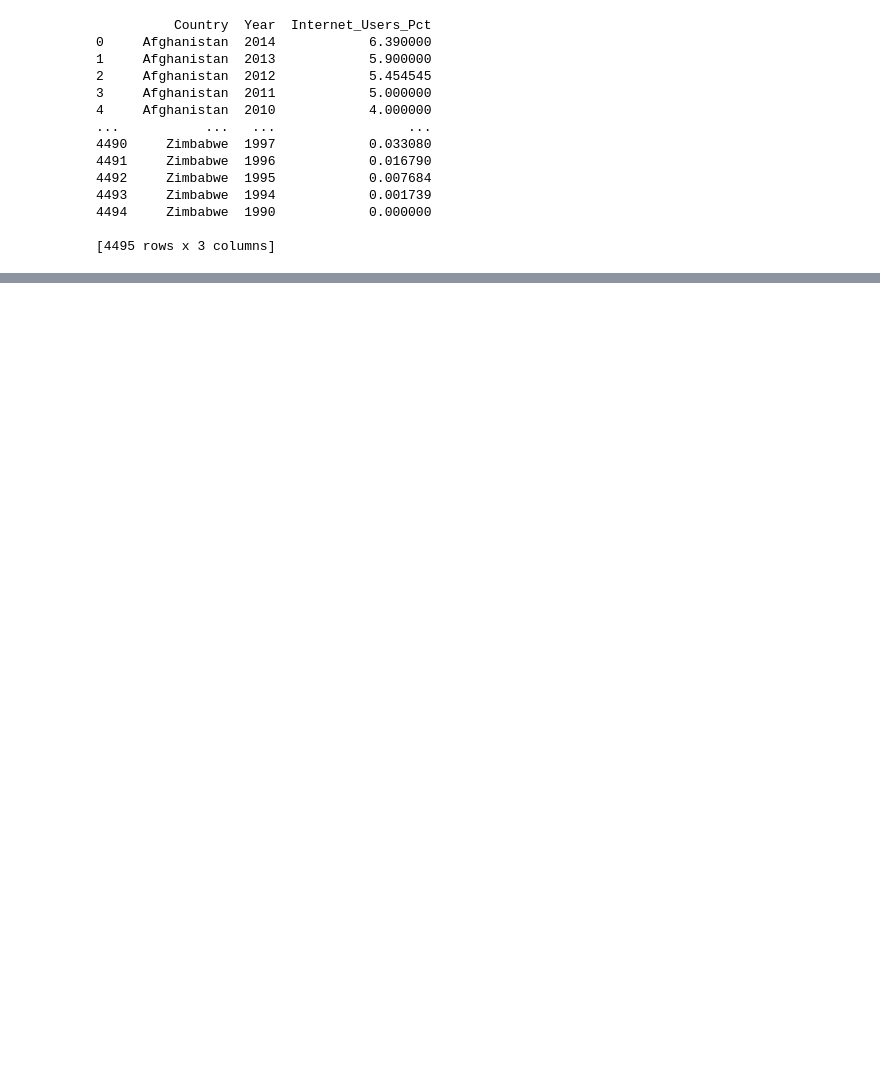
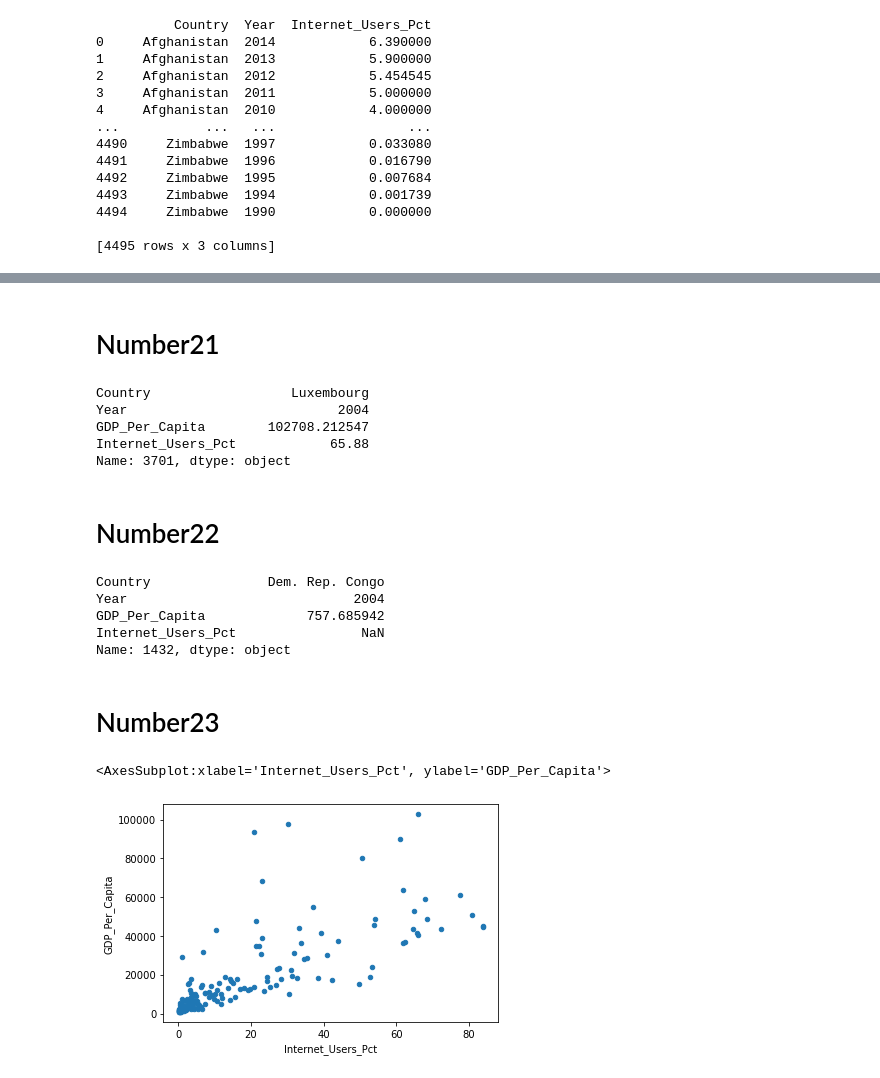
Before and after one commit to NSS-Data-Analytics-Cohort-7/gdp-and-internet-usage-sgoolsby88, a Jupyter notebook: Notebook/gdp_and_internet_usage.ipynb, the cells around one changed output, grey strips where cells are left out. Cells and saved outputs as stored; diff of their text form; code cells hidden in the pictures; blank space fills up the shorter version.

```diff
--- a/Notebook/gdp_and_internet_usage.ipynb
+++ b/Notebook/gdp_and_internet_usage.ipynb
@@ -266,0 +263,27 @@ gdp_and_internet_use_2014.loc[gdp_and_internet_use_2014[]]
+# %% [markdown]
+# Number21
+# %%
+gdp_and_internet_use_2004.loc[gdp_and_internet_use_2004['GDP_Per_Capita'].idxmax()]
+# %% [output]
+Country                  Luxembourg
+Year                           2004
+GDP_Per_Capita        102708.212547
+Internet_Users_Pct            65.88
+Name: 3701, dtype: object
+# %% [markdown]
+# Number22
+# %%
+gdp_and_internet_use_2004.loc[gdp_and_internet_use_2004['GDP_Per_Capita'].idxmin()]
+# %% [output]
+Country               Dem. Rep. Congo
+Year                             2004
+GDP_Per_Capita             757.685942
+Internet_Users_Pct                NaN
+Name: 1432, dtype: object
+# %% [markdown]
+# Number23
+# %%
+gdp_and_internet_use_2004.plot(kind='scatter',x='Internet_Users_Pct', y='GDP_Per_Capita')
+# %% [output]
+<AxesSubplot:xlabel='Internet_Users_Pct', ylabel='GDP_Per_Capita'>
+[figure, added]
```
Also changed, not shown: parts of 45 cells of this notebook.
